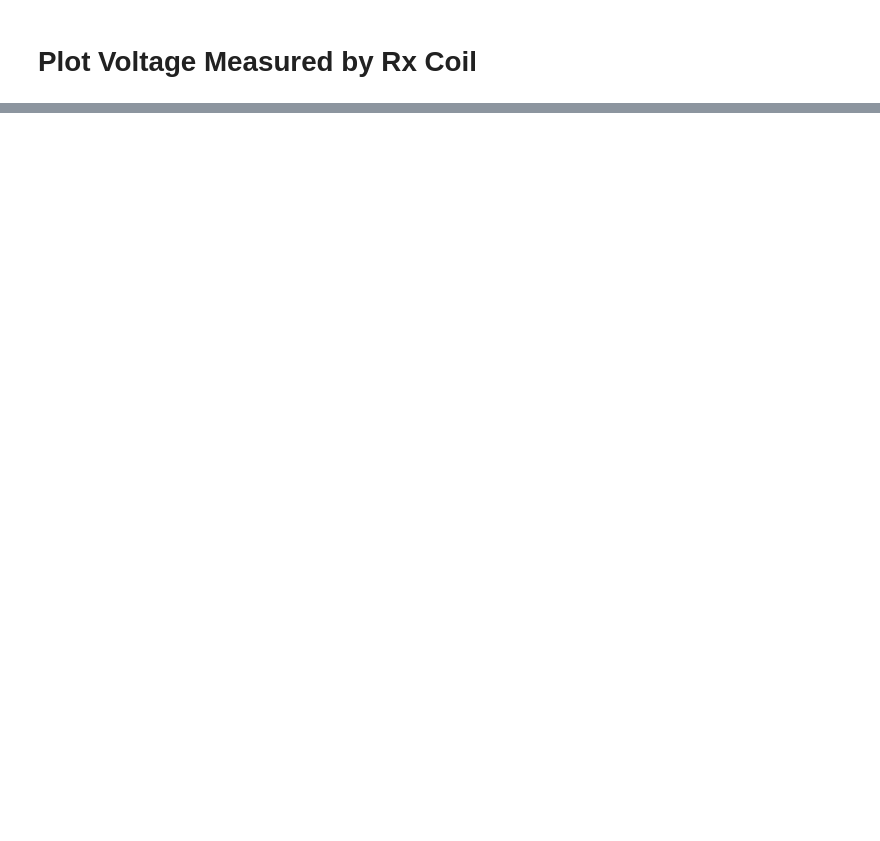
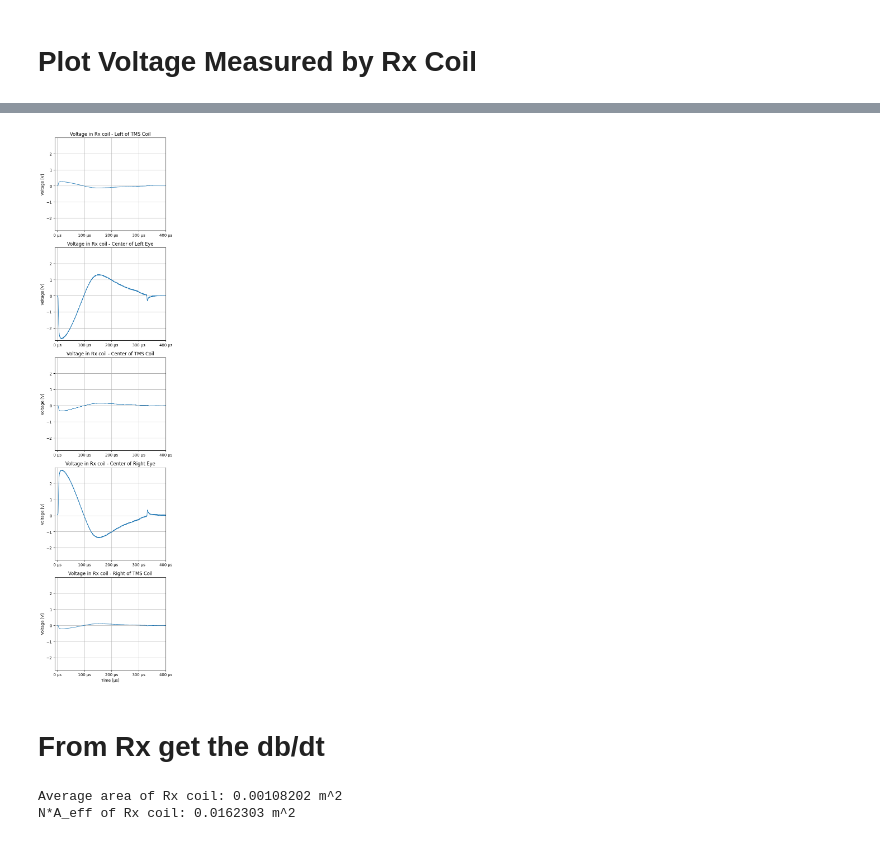
Before and after one commit to mLapatrie/TMS, a Jupyter notebook: data_processing/plot_RxCoil_voltage.ipynb, the cells around one changed output, grey strips where cells are left out. Drawn from its saved outputs; the diff is of its cells as text; code cells hidden in the pictures; blank space fills up the shorter version.

```diff
--- a/data_processing/plot_RxCoil_voltage.ipynb
+++ b/data_processing/plot_RxCoil_voltage.ipynb
@@ -74,0 +78,79 @@ plt.close()
+# %%
+
+pulse_starts = [
+    -25e-7, -9.8e-5, -10.9e-5, -2.5e-6, -11.1e-5
+]
+pulse_length = 400e-6 # 400 microseconds
+
+
+# same but average + sd of each row
+fig, axes = plt.subplots(nrows=5, ncols=1, figsize=(5, 20))
+
+position_labels = ["Left of TMS Coil", "Center of Left Eye", "Center of TMS Coil", "Center of Right Eye", "Right of TMS Coil"]
+
+share_y = True  # Share y-axis across all subplots
+
+average_pulses = []
+std_pulses = []
+for row_i, ax in enumerate(axes):
+    pulses = data[row_i*3:(row_i+1)*3]  # Get the 3 pulses for the current row
+    # Calculate mean and standard deviation across the 3 pulses
+    mean_voltage = pd.concat(pulses).groupby("Time [s]")["Voltage [V]"].mean()
+    std_voltage = pd.concat(pulses).groupby("Time [s]")["Voltage [V]"].std()
+    time = mean_voltage.index
+
+    # crop data to pulse
+    mask = (time >= pulse_starts[row_i]) & (time <= pulse_starts[row_i] + pulse_length)
+    time = time[mask]
+    # set time to 0 at first index
+    time = time - time[0]
+    mean_voltage = mean_voltage[mask]
+    std_voltage = std_voltage[mask]
+
+    average_pulses.append(mean_voltage)
+    std_pulses.append(std_voltage)
+
+    axes[row_i].plot(time, mean_voltage, label="Mean Voltage", color='C0', linewidth=1)
+    axes[row_i].fill_between(time, mean_voltage - std_voltage, mean_voltage + std_voltage, alpha=1, label="Std Deviation")
+    axes[row_i].set_ylabel("Voltage [V]")
+    axes[row_i].set_title(f"Voltage in Rx coil - {position_labels[row_i]}")  # Use position label for title
+    axes[row_i].grid()
+
+    axes[row_i].set_xlim(0-10e-6, pulse_length)  # Set x-axis limits to the pulse length
+
+    # set x ticks every 100 microseconds
+    axes[row_i].set_xticks([i * 1e-6 for i in range(0, int(pulse_length*1e6)+100, 100)])
+    axes[row_i].set_xticklabels([f"{i} µs" for i in range(0, int(pulse_length*1e6)+100, 100)])
+
+
+if share_y:
+    min_voltage = min(mean.min() - std.min() for mean, std in zip(average_pulses, std_pulses))
+    max_voltage = max(mean.max() + std.max() for mean, std in zip(average_pulses, std_pulses))
+    for ax in axes.flatten():
+        ax.set_ylim(min_voltage-0.1, max_voltage+0.1)
+
+
+axes[-1].set_xlabel("Time [µs]")  # Set x-axis label for the last subplot
+
+plt.tight_layout()
+plt.savefig(os.path.join(output_folder_dir, f"{data_file_paths[0].split('/')[-1][:-4]}_RxCoil_voltage_all_samey.svg"))
+plt.show()
+plt.close()
+# %% [output]
+[figure, added]
+# %% [markdown]
+# From Rx get the db/dt
+# %%
+# We used the WR483265-15F5-G Rx coil
+outer_area = 48.2 * 32.2 # mm^2
+inner_area = 34 * 18 # mm^2
+average_area = (outer_area + inner_area) / 2 * 1e-6 # convert to m^2
+print(f"Average area of Rx coil: {average_area} m^2")
+
+N_turns = 15
+
+NAeff = N_turns * average_area
+print(f"N*A_eff of Rx coil: {NAeff} m^2")
+# %% [output]
+Average area of Rx coil: 0.00108202 m^2
+N*A_eff of Rx coil: 0.0162303 m^2
```
Also changed, not shown: parts of 13 cells of this notebook, 27 other files.
